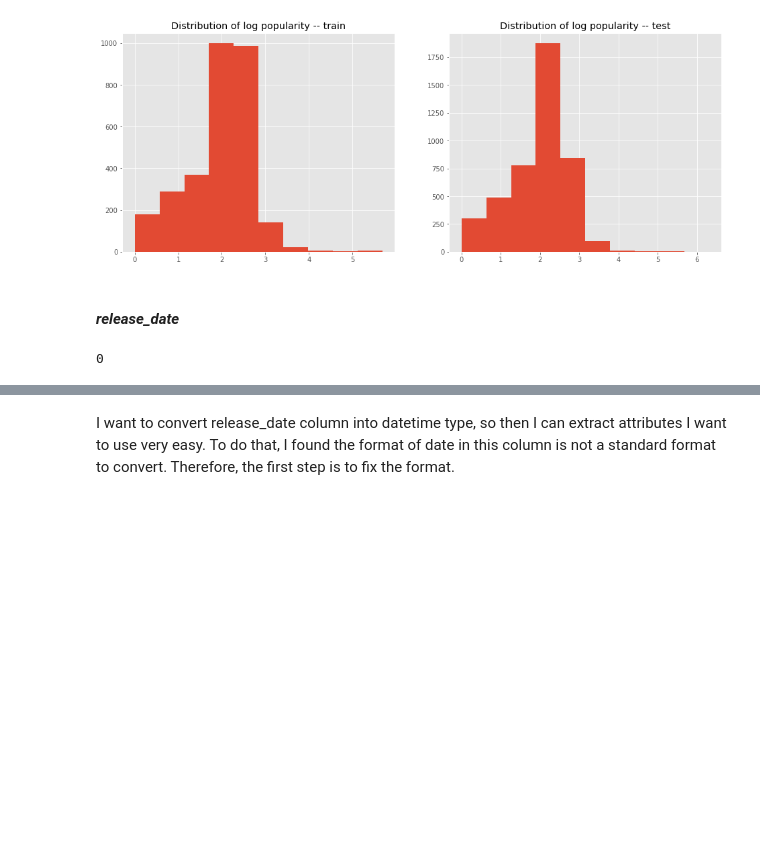
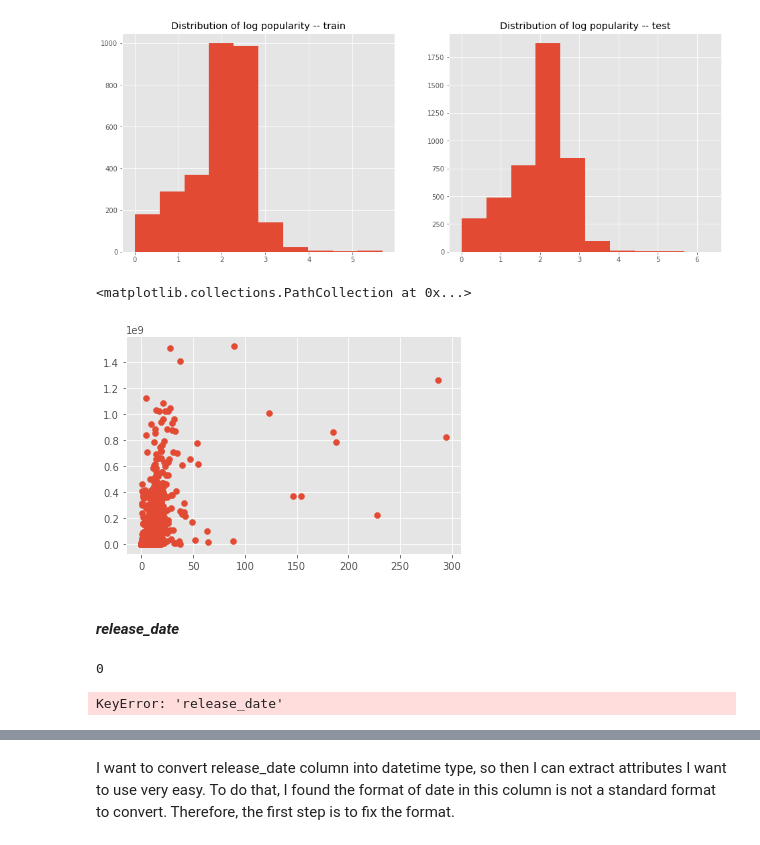
Before and after one commit to zzzzzzhy0607/TMDB-Box-Office-Prediction, a Jupyter notebook: EDA--Part2.ipynb, the cells around one changed output, grey strips where cells are left out. Cells and saved outputs as stored; diff of their text form; code cells hidden in the pictures; blank space fills up the shorter version.

```diff
--- a/EDA--Part2.ipynb
+++ b/EDA--Part2.ipynb
@@ -296,13 +302,21 @@ plt.hist(test['log_popularity']);
 plt.title('Distribution of log popularity -- test');
 # %% [output]
 [figure]
+# %%
+# scatter plot of revenue and popularity
+plt.scatter(train['popularity'], train['revenue'])
+# %% [output]
+<matplotlib.collections.PathCollection at 0x...>
+[figure, added]
 # %% [markdown]
 #### *release_date*
 # %%
 # Check the NAs
 sum(train['release_date'].isna())
+sum(test['release_date'].isna())
 # %% [output]
 0
+KeyError: 'release_date'
 # %%
 # There is no NA
 # Look at the data
```
Also changed, not shown: parts of 22 cells of this notebook.
